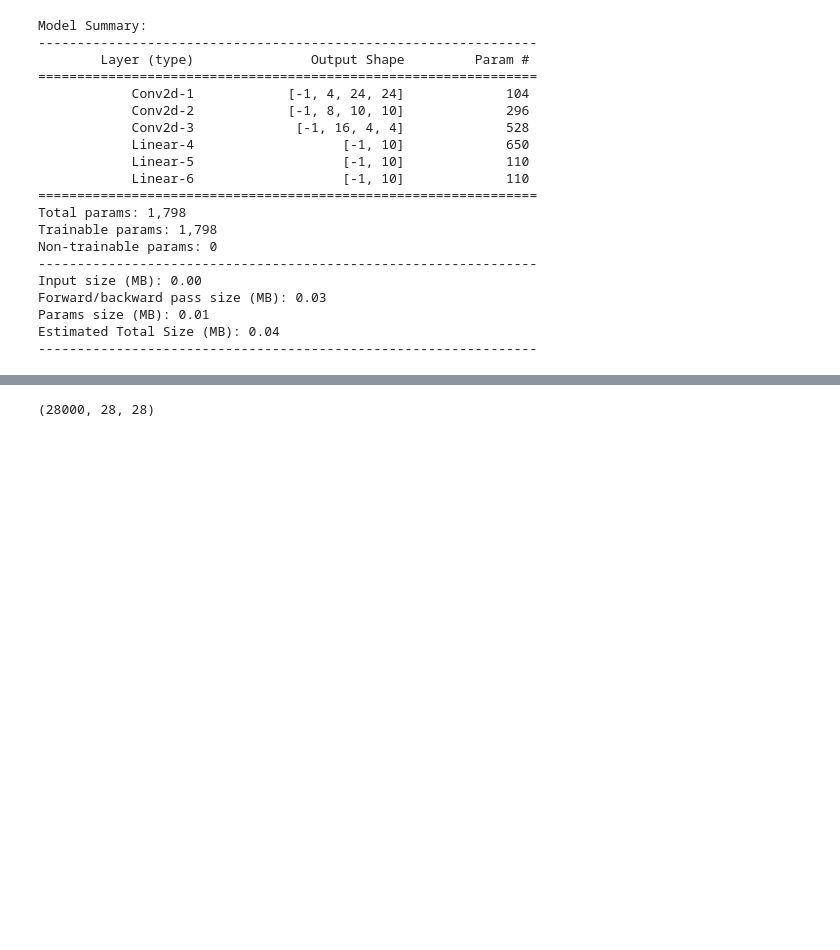
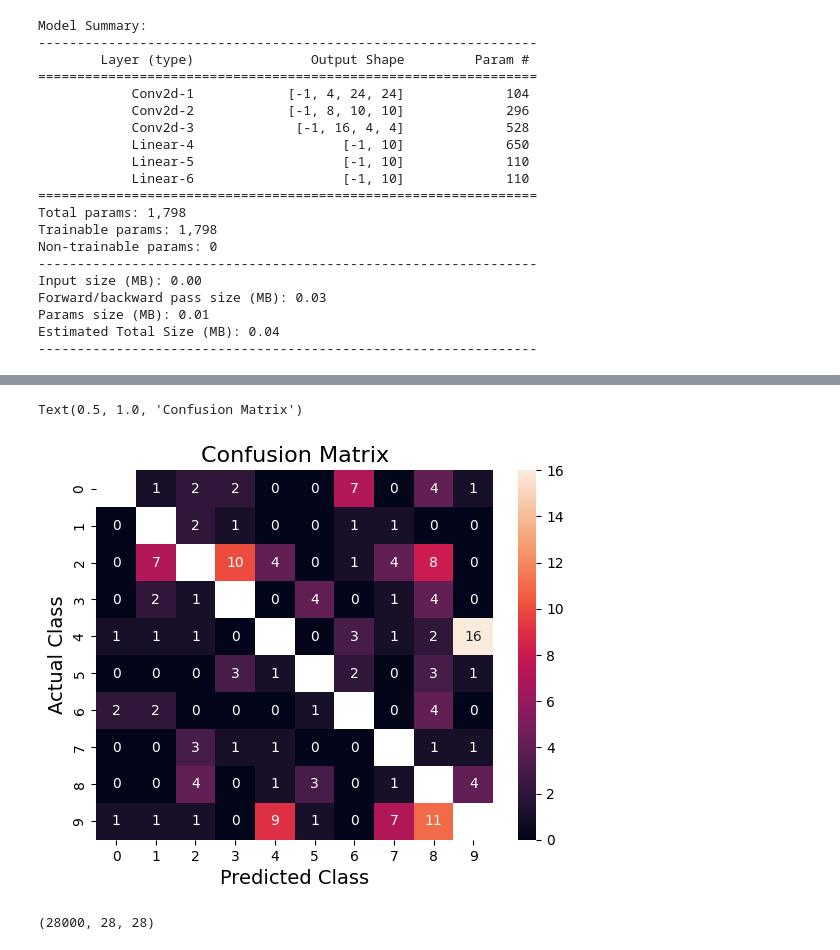
Before and after one commit to LCKYN/kaggle-digit-recognizer, a Jupyter notebook: own_model_3.ipynb, the cells around one changed output, grey strips where cells are left out. Saved outputs shown, nothing was run; the diff lists cells and outputs as text; code cells hidden in the pictures; blank space fills up the shorter version.

```diff
--- a/own_model_3.ipynb
+++ b/own_model_3.ipynb
@@ -282,16 +284,13 @@ for epoch in range(1, num_epochs + 1):
     test_acc = test_correct / test_total
     test_loss = test_loss / test_total
 
-    cm = confusion_matrix(labels, outputs)
+    cm = confusion_matrix(val_labels, val_predictions)
 
     # Print the epoch results
     print(f"\nEpoch {epoch}/{num_epochs} - Summary")
     print(f" - train acc {train_acc:.4f} loss {train_loss:.4f}")
     print(f" - test  acc {test_acc:.4f} loss {test_loss:.4f}")
 
-    print("Confusion Matrix:")
-    print(cm)
-
     # Clear the output every 5 epochs
     if epoch % 5 == 0:
         clear_output(wait=True)
@@ -313,3 +318,16 @@ plt.show()
+# %%
+cm = cm.astype("float")
+for i in range(10):
+    cm[i][i] = np.nan
+# %%
+df_cm = pd.DataFrame(cm, index=[i for i in range(10)], columns=[i for i in range(10)])
+sns.heatmap(df_cm, annot=True, fmt="0.0f")
+plt.xlabel("Predicted Class", fontsize=14)
+plt.ylabel("Actual Class", fontsize=14)
+plt.title("Confusion Matrix", fontsize=16)
+# %% [output]
+Text(0.5, 1.0, 'Confusion Matrix')
+[figure, added]
 # %%
 class MyTestDataset(Dataset):
     def __init__(self, data, transform=None):
```
Also changed, not shown: parts of 4 cells of this notebook.
